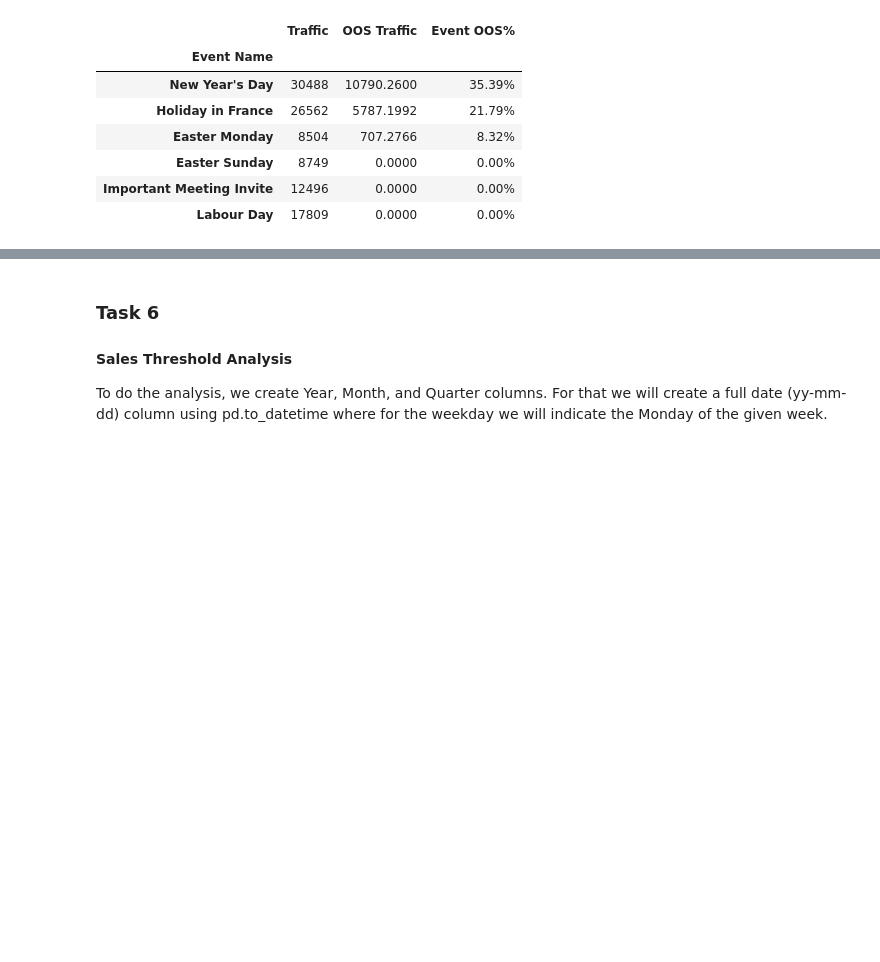
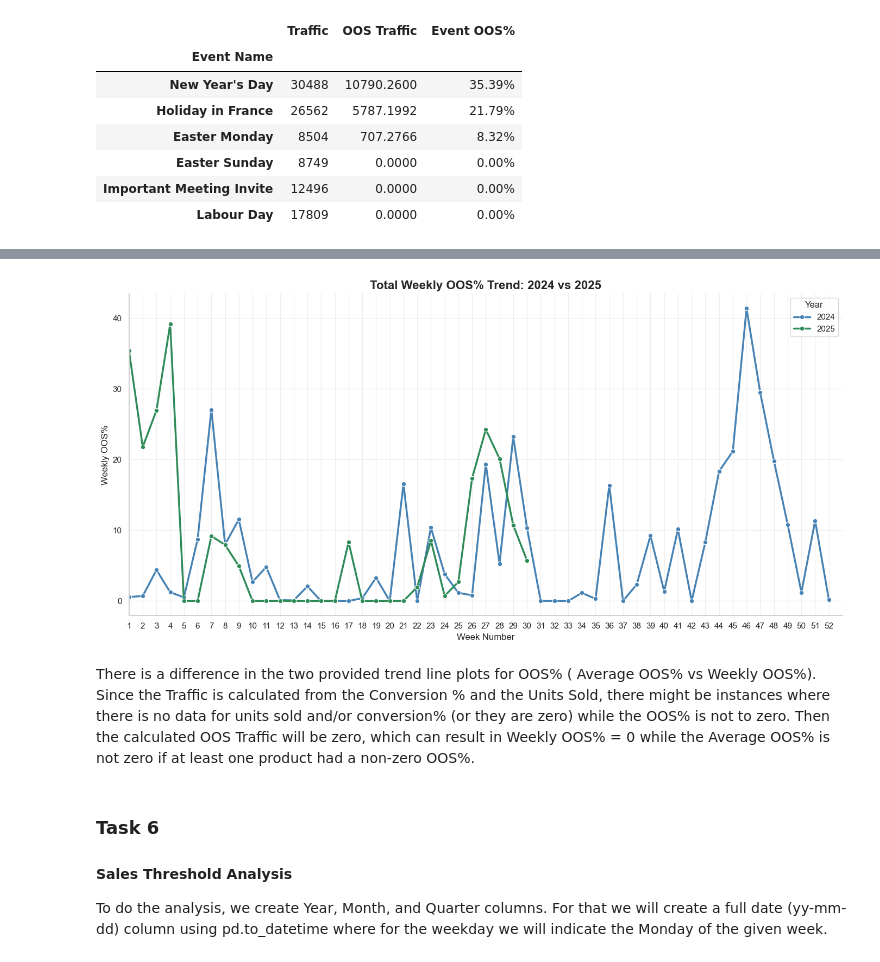
Before and after one commit to kseniyapiven/eCom, a Jupyter notebook: notebooks/analysis.ipynb, the cells around one changed output, grey strips where cells are left out. Drawn from its saved outputs; the diff is of its cells as text; code cells hidden in the pictures; blank space fills up the shorter version.

Commit message:
add weekly oos% calculation based on traffic

```diff
--- a/notebooks/analysis.ipynb
+++ b/notebooks/analysis.ipynb
@@ -711,0 +753,11 @@ Therefore, we see that New Year, Holiday in France, and Easter (Monday) had the
+# %%
+weekly_traffic = valid_df.groupby(['Year', 'Week'])['Traffic'].sum()
+weekly_oos_traffic = valid_df.groupby(['Year', 'Week'])['OOS Traffic'].sum()
+
+merge_weekly_traffics = pd.merge(
+    weekly_traffic,
+    weekly_oos_traffic,
+    on=['Year', 'Week']
+).reset_index()
+
+merge_weekly_traffics["Weekly OOS%"] =  (merge_weekly_traffics['OOS Traffic'] / merge_weekly_traffics["Traffic"]) * 100
@@ -712,3 +798,30 @@ Therefore, we see that New Year, Holiday in France, and Easter (Monday) had the
+# %%
+plt.figure(figsize=(14, 7))
+
+sns.lineplot(
+    data=merge_weekly_traffics,
+    x='Week',
+    y='Weekly OOS%',
+    hue='Year',
+    markers=True,
+    marker='o',
+    palette={2024: 'steelblue', 2025: 'seagreen'},
+    linewidth=2.5,
+)
+
+plt.title('Total Weekly OOS% Trend: 2024 vs 2025', fontsize=16, fontweight='bold')
+plt.xlabel('Week Number', fontsize=12)
+plt.ylabel('Weekly OOS%', fontsize=12)
+plt.legend(title='Year', title_fontsize=12)
+plt.xticks(range(1, 53))  # 52 weeks
+plt.xlim(1, 53)
+plt.grid(True, alpha=0.3)
+plt.tight_layout()
+sns.despine()
+# %% [output]
+[figure, added]
+# %% [markdown]
+There is a difference in the two provided trend line plots for OOS% ( Average OOS% vs Weekly OOS%). Since the Traffic is calculated from the Conversion % and the Units Sold, there might be instances where there is no data for units sold and/or conversion%  (or they are zero) while the OOS% is not to zero. Then the calculated OOS Traffic will be zero, which can result in Weekly OOS% = 0 while the Average OOS% is not zero if at least one product had a non-zero OOS%.
 # %% [markdown]
 ### Task 6
 #### Sales Threshold Analysis
```
Also changed, not shown: parts of 9 cells of this notebook.
